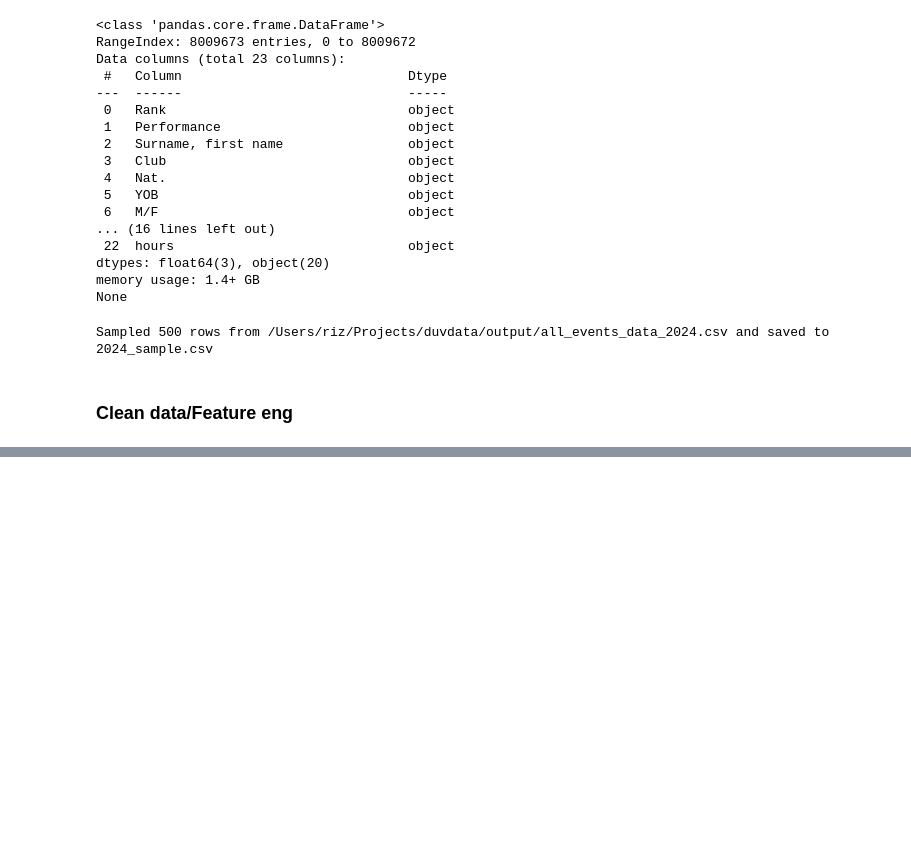
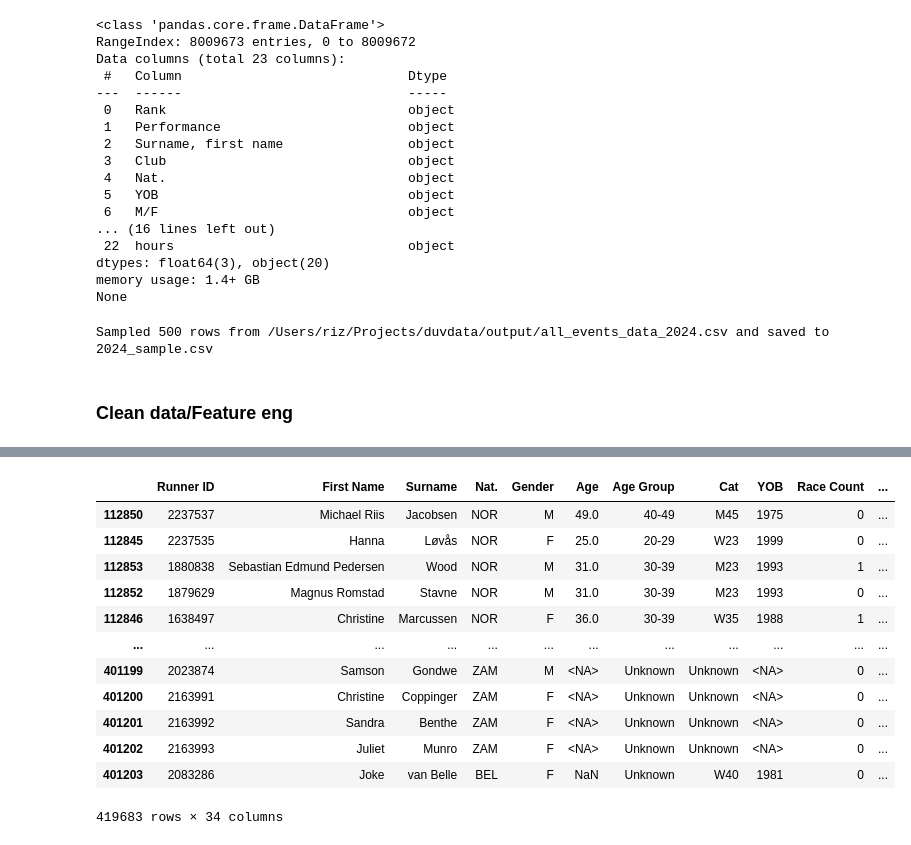
Before and after one commit to Dusoye/DUVResults, a Jupyter notebook: scr/clean_data.ipynb, the cells around one changed output, grey strips where cells are left out. Cells and saved outputs as stored; diff of their text form; code cells hidden in the pictures; blank space fills up the shorter version.

```diff
--- a/scr/clean_data.ipynb
+++ b/scr/clean_data.ipynb
@@ -377,5 +378,11 @@ df_clean.head()
 # %%
-columns_to_keep = ['Runner ID','First Name','Surname','Nat.','M/F','Age','Age Group','Cat','YOB','Race Count','Cumulative Distance KM','Avg Winner Percentage','Event ID','Event','Event Type','Date','Race Location','Elevation Gain','Elevation Gain per KM','Total Finishers','Male Finishers','Female Finishers','Rank','Rank M/F','Cat. Rank','Finish Percentage','Winner Percentage','Distance/Time','Distance KM','Terrain','Time Seconds Finish','Distance Finish','Average Speed','Avg.Speed km/h']
+columns_to_keep = ['Runner ID','First Name','Surname','Nat.','Gender','Age','Age Group','Cat','YOB',
+                   'Race Count','Cumulative Distance KM','Avg Winner Percentage',
+                   'Event ID','Event','Event Type','Date','Race Location','Elevation Gain','Elevation Gain per KM',
+                   'Total Finishers','Male Finishers','Female Finishers',
+                   'Rank','Rank M/F','Cat. Rank','Finish Percentage','Winner Percentage',
+                   'Distance/Time','Distance KM','Terrain',
+                   'Time Seconds Finish','Distance Finish','Average Speed','Avg.Speed km/h']
 df_clean = df_clean[columns_to_keep]
 # %%
 df_clean.to_csv('../tmp_clean.csv',index=False)
@@ -387,0 +399,16 @@ df_clean[(df_clean['Runner ID']==1393329)]
+# %%
+df_clean.sort_values(by=['Average Speed'])
+# %% [output]
+|  | Runner ID | First Name | Surname | Nat. | Gender | Age | Age Group | Cat | YOB | Race Count | ... |
+| 112850 | 2237537 | Michael Riis | Jacobsen | NOR | M | 49.0 | 40-49 | M45 | 1975 | 0 | ... |
+| 112845 | 2237535 | Hanna | Løvås | NOR | F | 25.0 | 20-29 | W23 | 1999 | 0 | ... |
+| 112853 | 1880838 | Sebastian Edmund Pedersen | Wood | NOR | M | 31.0 | 30-39 | M23 | 1993 | 1 | ... |
+| 112852 | 1879629 | Magnus Romstad | Stavne | NOR | M | 31.0 | 30-39 | M23 | 1993 | 0 | ... |
+| 112846 | 1638497 | Christine | Marcussen | NOR | F | 36.0 | 30-39 | W35 | 1988 | 1 | ... |
+| ... | ... | ... | ... | ... | ... | ... | ... | ... | ... | ... | ... |
+| 401199 | 2023874 | Samson | Gondwe | ZAM | M | <NA> | Unknown | Unknown | <NA> | 0 | ... |
+| 401200 | 2163991 | Christine | Coppinger | ZAM | F | <NA> | Unknown | Unknown | <NA> | 0 | ... |
+| 401201 | 2163992 | Sandra | Benthe | ZAM | F | <NA> | Unknown | Unknown | <NA> | 0 | ... |
+| 401202 | 2163993 | Juliet | Munro | ZAM | F | <NA> | Unknown | Unknown | <NA> | 0 | ... |
+| 401203 | 2083286 | Joke | van Belle | BEL | F | NaN | Unknown | W40 | 1981 | 0 | ... |
+419683 rows × 34 columns
```
Also changed, not shown: parts of 10 cells of this notebook, 2 other files.
